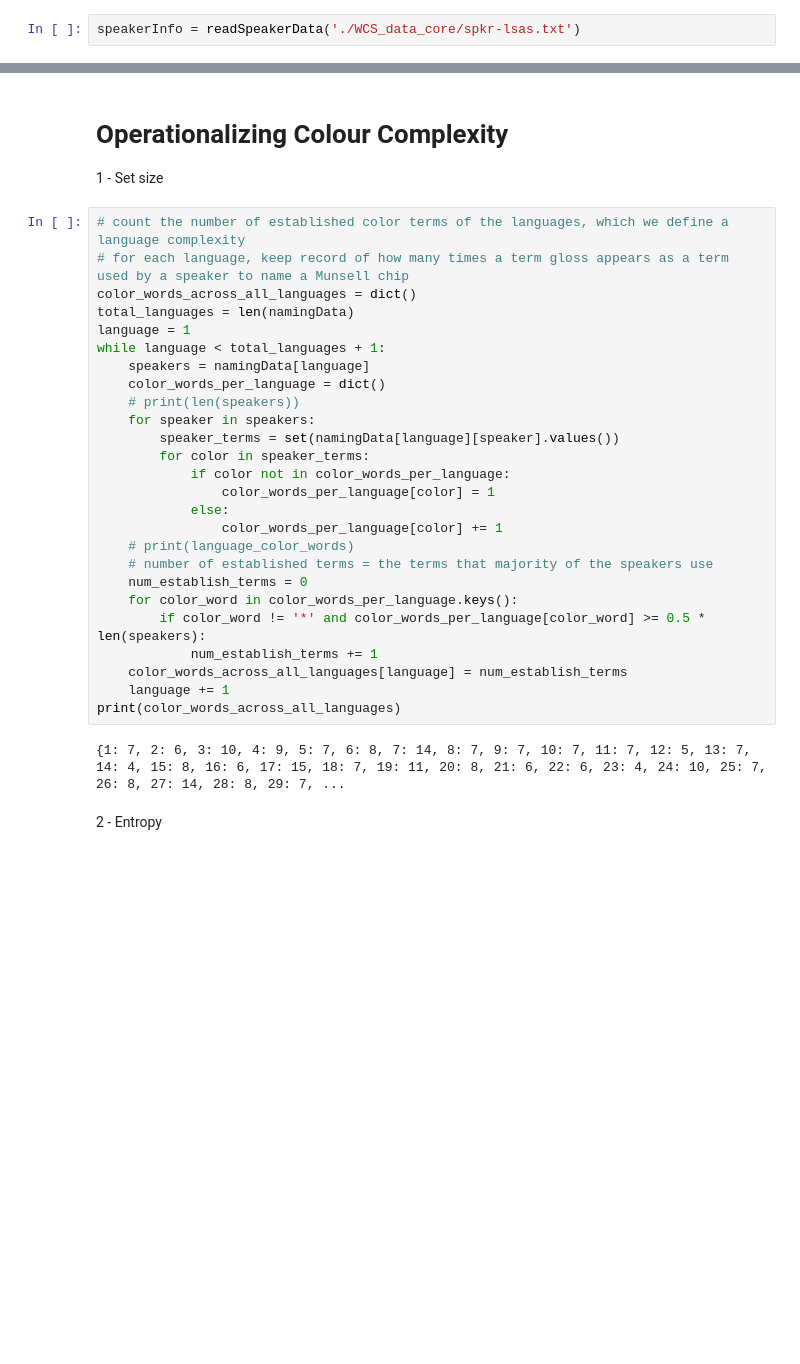
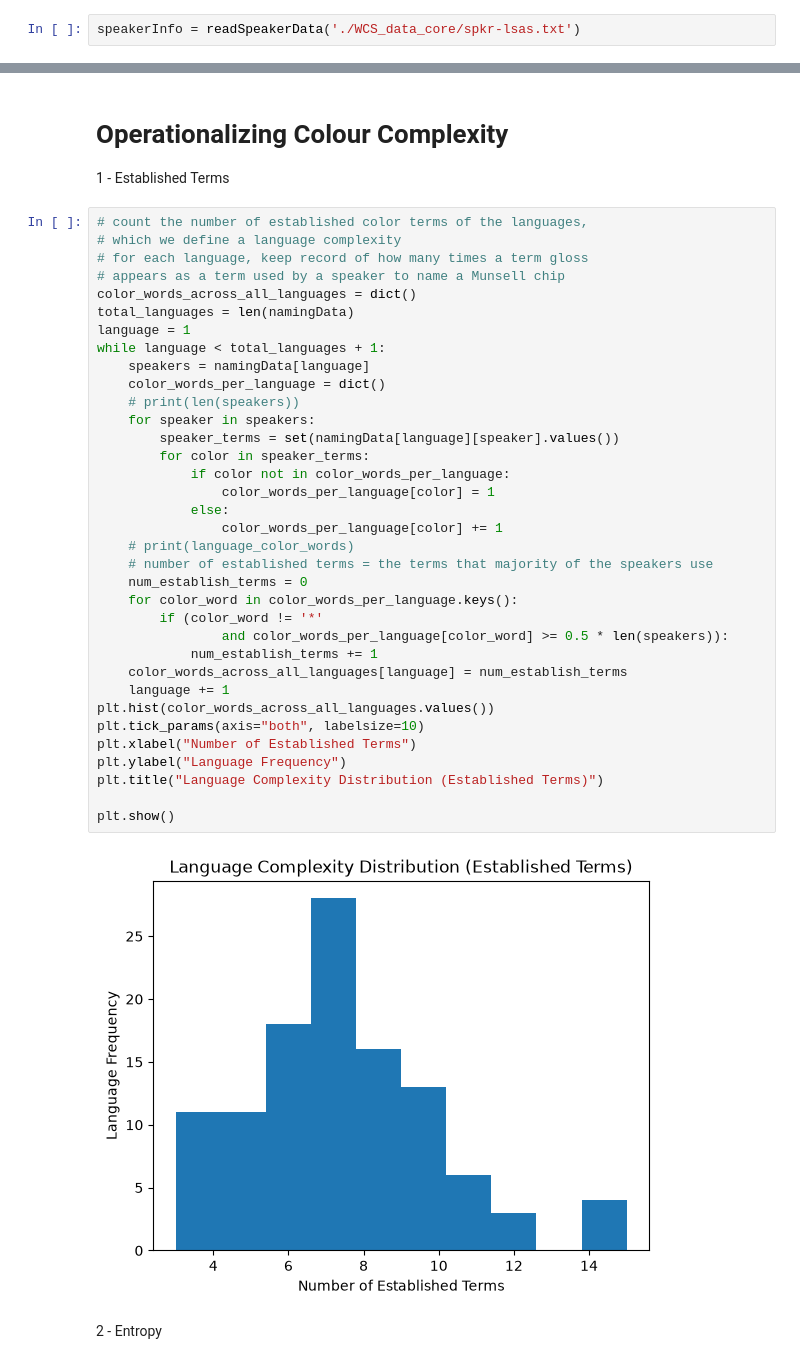
Before and after one commit to iguehi-akhimien1/COG260Project, a Jupyter notebook: wcs_data_notebook/Exploratory Project Work.ipynb, the cells around one changed output, grey strips where cells are left out. Saved outputs shown, nothing was run; the diff lists cells and outputs as text; blank space fills up the shorter version.

```diff
--- a/wcs_data_notebook/Exploratory Project Work.ipynb
+++ b/wcs_data_notebook/Exploratory Project Work.ipynb
@@ -43,34 +42,43 @@ plotValues(encoded_terms)
 # %% [markdown]
 # Operationalizing Colour Complexity
-1 - Set size
+1 - Established Terms
 # %%
-# count the number of established color terms of the languages, which we define a language complexity
-# for each language, keep record of how many times a term gloss appears as a term used by a speaker to name a Munsell chip
+# count the number of established color terms of the languages,
+# which we define a language complexity
+# for each language, keep record of how many times a term gloss
+# appears as a term used by a speaker to name a Munsell chip
 color_words_across_all_languages = dict()
 total_languages = len(namingData)
 language = 1
 while language < total_languages + 1:
     speakers = namingData[language]
     color_words_per_language = dict()
     # print(len(speakers))
     for speaker in speakers:
         speaker_terms = set(namingData[language][speaker].values())
         for color in speaker_terms:
             if color not in color_words_per_language:
                 color_words_per_language[color] = 1
             else:
                 color_words_per_language[color] += 1
     # print(language_color_words)
     # number of established terms = the terms that majority of the speakers use
     num_establish_terms = 0
     for color_word in color_words_per_language.keys():
-        if color_word != '*' and color_words_per_language[color_word] >= 0.5 * len(speakers):
+        if (color_word != '*'
+                and color_words_per_language[color_word] >= 0.5 * len(speakers)):
             num_establish_terms += 1
     color_words_across_all_languages[language] = num_establish_terms
     language += 1
-print(color_words_across_all_languages)
+plt.hist(color_words_across_all_languages.values())
+plt.tick_params(axis="both", labelsize=10)
+plt.xlabel("Number of Established Terms")
+plt.ylabel("Language Frequency")
+plt.title("Language Complexity Distribution (Established Terms)")
+
+plt.show()
 # %% [output]
-{1: 7, 2: 6, 3: 10, 4: 9, 5: 7, 6: 8, 7: 14, 8: 7, 9: 7, 10: 7, 11: 7, 12: 5, 13: 7, 14: 4, 15: 8, 16: 6, 17: 15, 18: 7, 19: 11, 20: 8, 21: 6, 22: 6, 23: 4, 24: 10, 25: 7, 26: 8, 27: 14, 28: 8, 29: 7, ...
+[figure, added]
 # %% [markdown]
 2 - Entropy
 # %%
```
Also changed, not shown: parts of 25 cells of this notebook.
